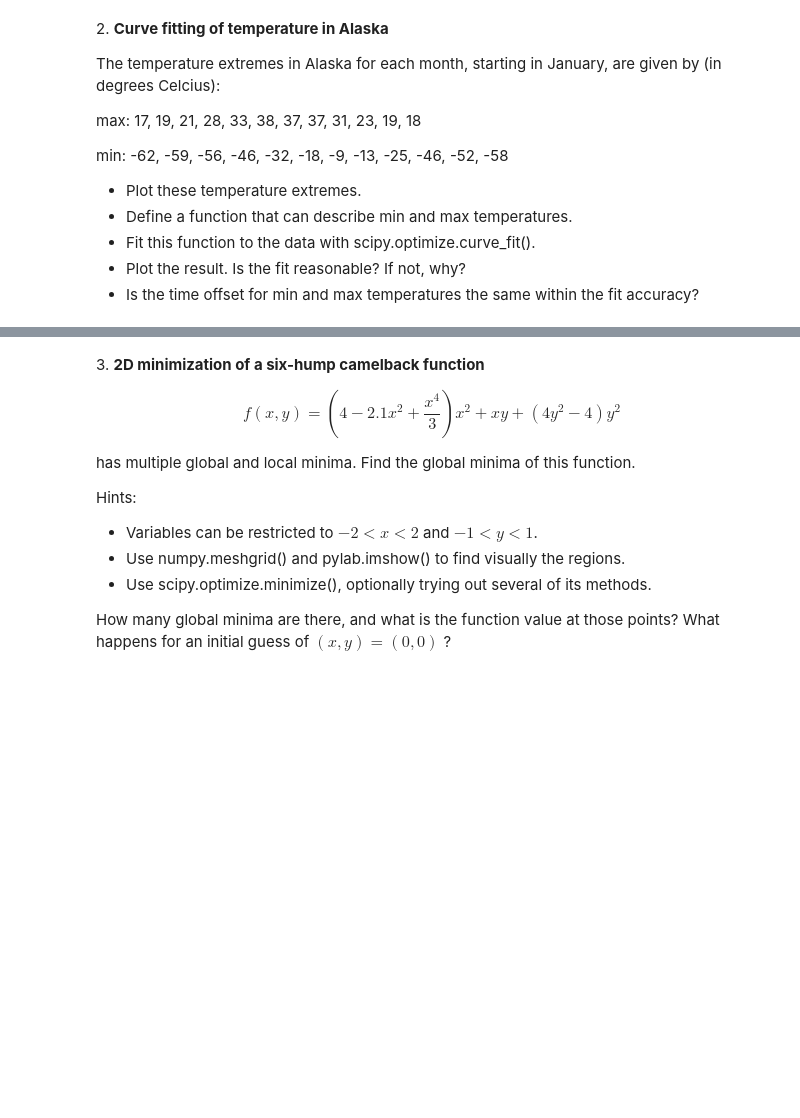
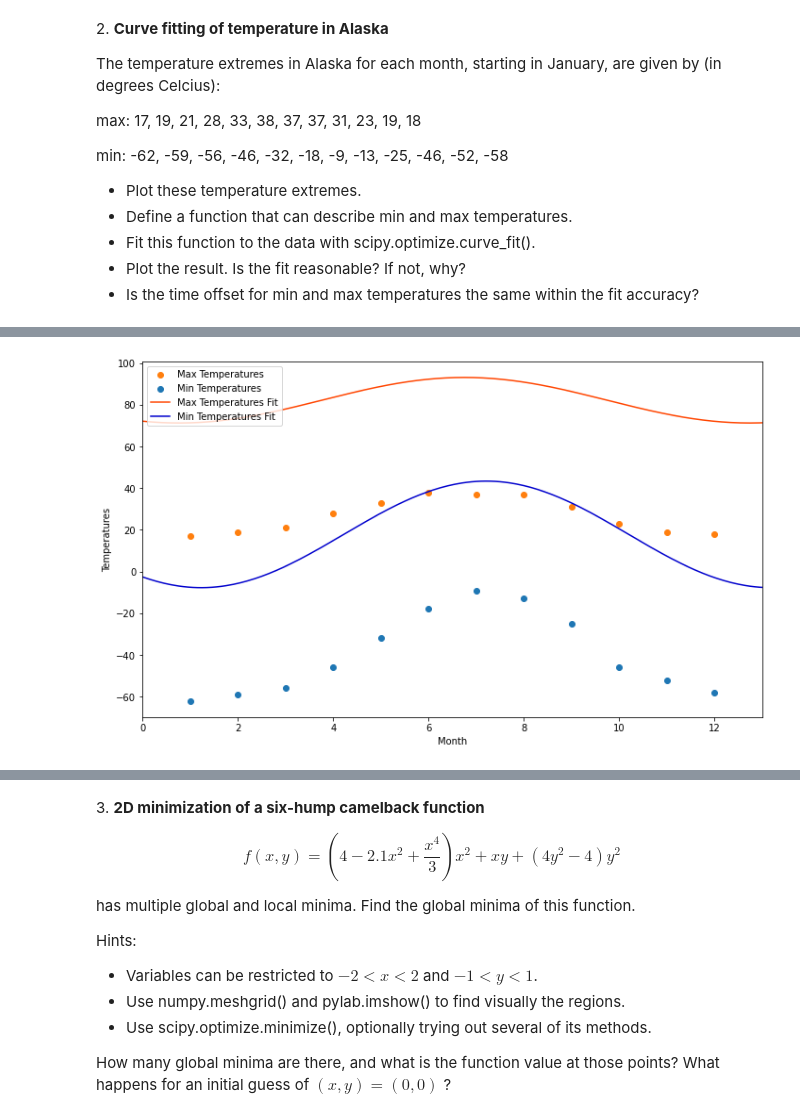
Before and after one commit to lorebarbiero/LaboratoryOfComputationalPhysics_Y5, a Jupyter notebook: 09ex_Algorithms.ipynb, the cells around one changed output, grey strips where cells are left out. Cells and saved outputs as stored; diff of their text form; code cells hidden in the pictures; blank space fills up the shorter version.

```diff
--- a/09ex_Algorithms.ipynb
+++ b/09ex_Algorithms.ipynb
@@ -53,0 +101,13 @@ min: -62, -59, -56, -46, -32, -18, -9, -13, -25, -46, -52, -58
+# %%
+fig, ax = plt.subplots(figsize=(10, 6))
+ax.scatter(month_0, max_0, label='Max Temperatures', color = 'tab:orange')
+ax.scatter(month_0, min_0, label='Min Temperatures')
+ax.plot(x_0, maxfit, label= 'Max Temperatures Fit', color = 'orangered')
+ax.plot(x_0, minfit, label= 'Min Temperatures Fit', color = 'mediumblue')
+ax.legend(loc='upper left')
+ax.set_xlabel('Month')
+ax.set_ylabel('Temperatures')
+ax.set_xlim(left=month_0[0]-1, right=month_0[-1]+1)
+fig.tight_layout()
+# %% [output]
+[figure, added]
```
Also changed, not shown: parts of 8 cells of this notebook, 2 other files.
